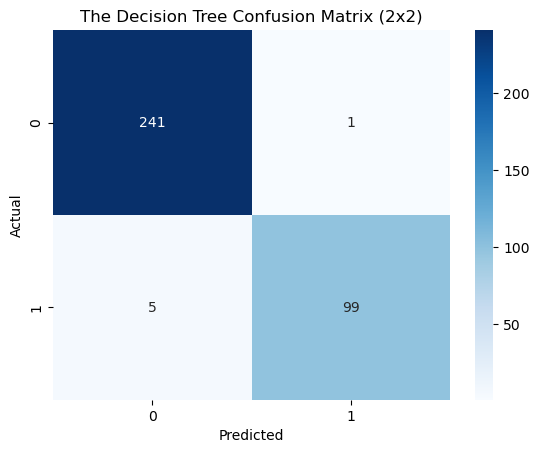
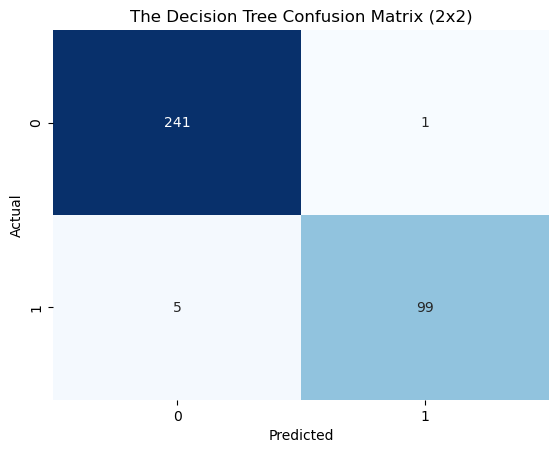
The notebook cell's code change between the first figure and the second:
--- before
+++ after
@@ -9,7 +9,13 @@
 decision_tree_cm = confusion_matrix(y_test_binary, decision_tree_binary)
 
-sns.heatmap(decision_tree_cm, annot=True, fmt="d", cmap="Blues")
+
+
+
+sns.heatmap(decision_tree_cm, annot=True, fmt="d", cmap="Blues", cbar=False)
+for spine in ax.spines.values():
+    spine.set_visible(False)
+
 plt.xlabel("Predicted")
 plt.ylabel("Actual")
-plt.title("The Decision Tree Confusion Matrix (2x2)")
+plt.title("The Decision Tree Confusion Matrix ")
 plt.show()

Commit: changes